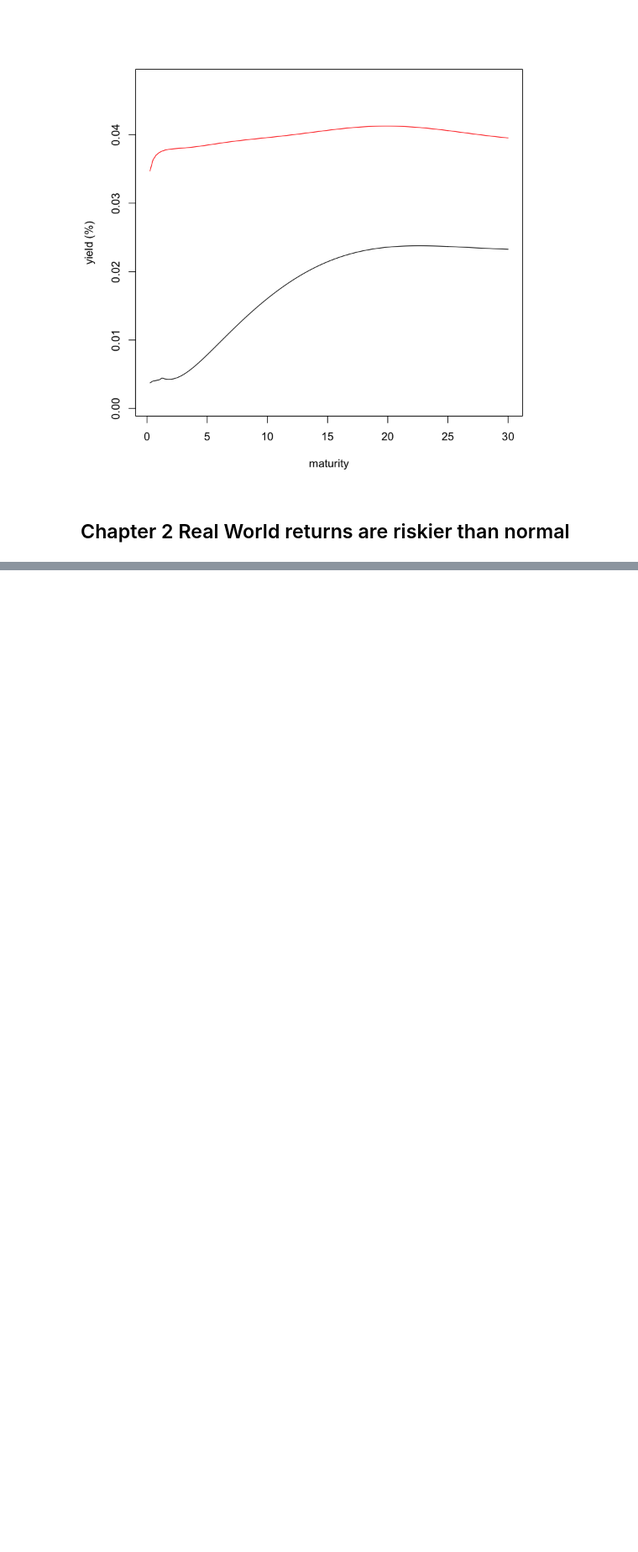
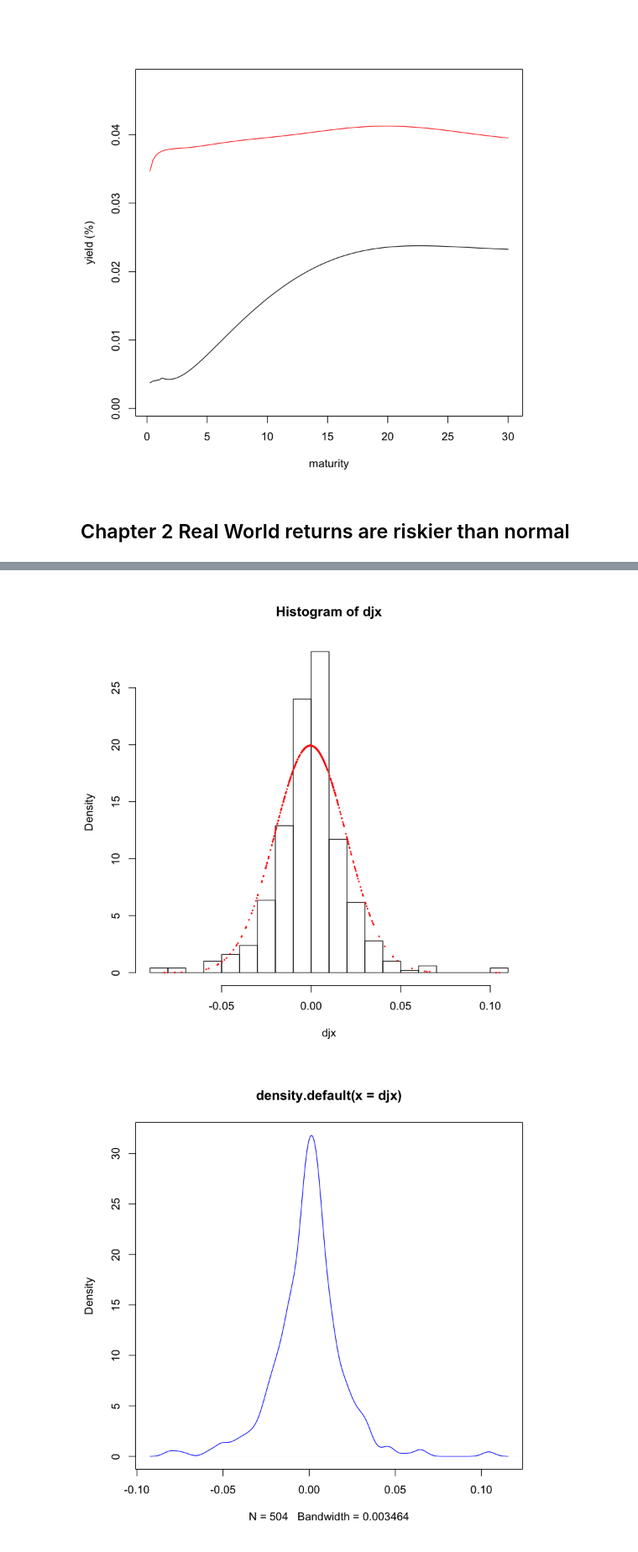
Before and after one commit to slzdevsnp/learn, a Jupyter notebook: fin_quant_risk_mgmt/quant_risk.ipynb, the cells around one changed output, grey strips where cells are left out. Shown at 84% size. Saved outputs shown, nothing was run; the diff lists cells and outputs as text; code cells hidden in the pictures; blank space fills up the shorter version.

```diff
--- a/fin_quant_risk_mgmt/quant_risk.ipynb
+++ b/fin_quant_risk_mgmt/quant_risk.ipynb
@@ -158,0 +195,12 @@ lines(maturity, zcb[nrow(zcb),])
+# %%
+## Graph methods to assess normality
+
+djx <- as.numeric(dj0809_x)
+mu <- mean(djx)
+sigma <- sd(djx)
+hist(djx, nclass=20, probability = TRUE)
+points(djx, dnorm(djx,mean=mu,sd=sigma), col = "red", cex=0.2)
+plot(density(djx), col="blue", cex=0.2)
+# %% [output]
+[figure, added]
+[figure, added]
```
Also changed, not shown: parts of 24 cells of this notebook, 9 other files.
